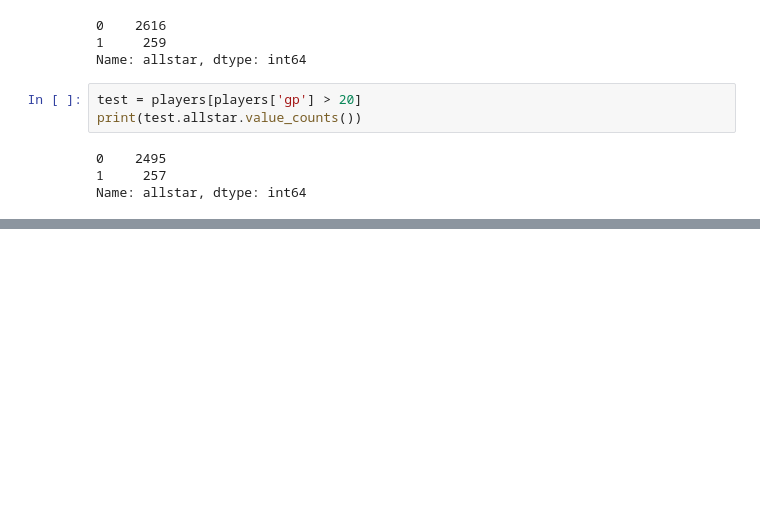
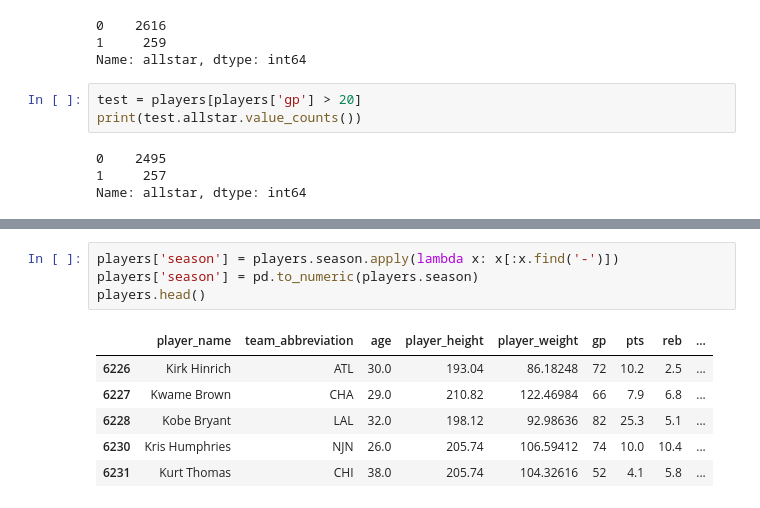
Before and after one commit to govertv/AllstarClassifier, a Jupyter notebook: DataProcessing.ipynb, the cells around one changed output, grey strips where cells are left out. Drawn from its saved outputs; the diff is of its cells as text; blank space fills up the shorter version.

```diff
--- a/DataProcessing.ipynb
+++ b/DataProcessing.ipynb
@@ -165,0 +182,11 @@ Looks like filtering on games played is not very useful, it doesn't filter out t
+# %%
+players['season'] = players.season.apply(lambda x: x[:x.find('-')])
+players['season'] = pd.to_numeric(players.season)
+players.head()
+# %% [output]
+|  | player_name | team_abbreviation | age | player_height | player_weight | gp | pts | reb | ... |
+| 6226 | Kirk Hinrich | ATL | 30.0 | 193.04 | 86.18248 | 72 | 10.2 | 2.5 | ... |
+| 6227 | Kwame Brown | CHA | 29.0 | 210.82 | 122.46984 | 66 | 7.9 | 6.8 | ... |
+| 6228 | Kobe Bryant | LAL | 32.0 | 198.12 | 92.98636 | 82 | 25.3 | 5.1 | ... |
+| 6230 | Kris Humphries | NJN | 26.0 | 205.74 | 106.59412 | 74 | 10.0 | 10.4 | ... |
+| 6231 | Kurt Thomas | CHI | 38.0 | 205.74 | 104.32616 | 52 | 4.1 | 5.8 | ... |
```
Also changed, not shown: parts of 16 cells of this notebook, 1 other file.
